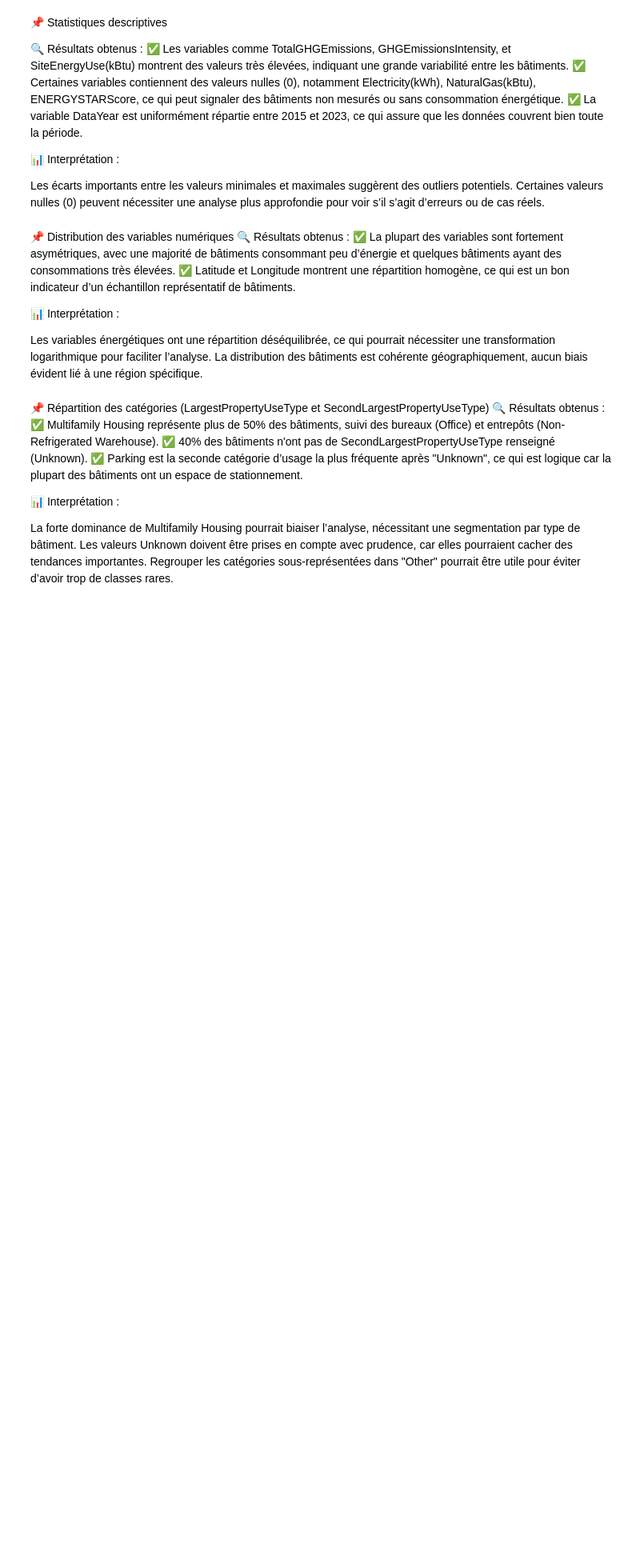
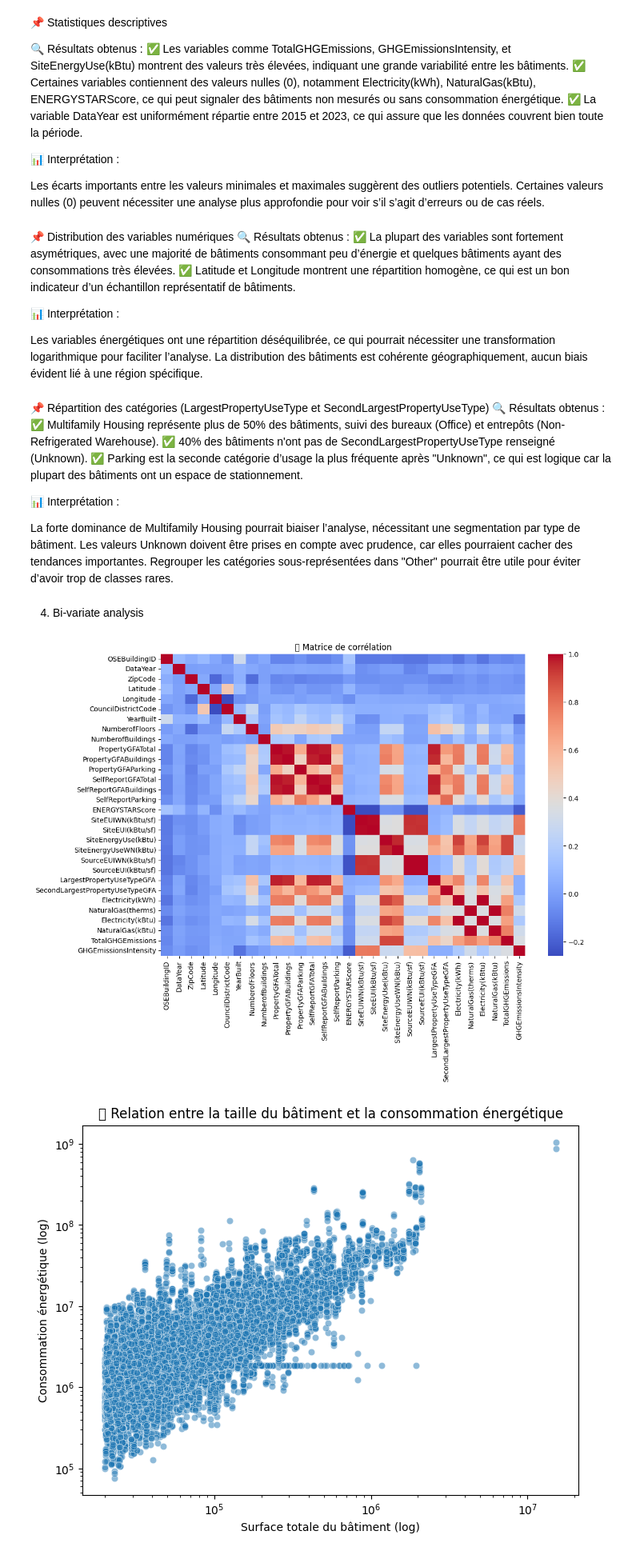
Before and after one commit to layalelzein/Energy-Python, a Jupyter notebook: eda_analysis.ipynb, the cells around one changed output. Shown at 80% size. Cells and saved outputs as stored; diff of their text form; code cells hidden in the pictures; blank space fills up the shorter version.

Commit message:
Ajout du dataset et du notebook Jupyter pour l'EDA

```diff
--- a/eda_analysis.ipynb
+++ b/eda_analysis.ipynb
@@ -271,3 +271,54 @@ La distribution des bâtiments est cohérente géographiquement, aucun biais év
 La forte dominance de Multifamily Housing pourrait biaiser l’analyse, nécessitant une segmentation par type de bâtiment.
 Les valeurs Unknown doivent être prises en compte avec prudence, car elles pourraient cacher des tendances importantes.
 Regrouper les catégories sous-représentées dans "Other" pourrait être utile pour éviter d’avoir trop de classes rares.
+# %% [markdown]
+4. Bi-variate analysis
+# %%
+import seaborn as sns
+import matplotlib.pyplot as plt
+import numpy as np
+
+# Désactiver les warnings
+import warnings
+warnings.filterwarnings("ignore")
+
+# Sélectionner uniquement les colonnes numériques
+df_numeric = df.select_dtypes(include=['number'])
+
+# 📌 1️⃣ Matrice de corrélation mise à jour (sans colonnes textuelles)
+plt.figure(figsize=(12, 8))
+sns.heatmap(df_numeric.corr(), cmap="coolwarm", annot=False)
+plt.title("📊 Matrice de corrélation")
+plt.show()
+
+
+# 📌 2️⃣ Relation entre la taille du bâtiment et la consommation énergétique
+plt.figure(figsize=(8, 6))
+sns.scatterplot(data=df, x='PropertyGFATotal', y='SiteEnergyUse(kBtu)', alpha=0.5)
+plt.xscale('log')  # Transformation logarithmique pour mieux visualiser
+plt.yscale('log')
+plt.title("📊 Relation entre la taille du bâtiment et la consommation énergétique")
+plt.xlabel("Surface totale du bâtiment (log)")
+plt.ylabel("Consommation énergétique (log)")
+plt.show()
+
+# 📌 3️⃣ Analyse de la consommation énergétique par type de bâtiment
+plt.figure(figsize=(12, 6))
+sns.boxplot(data=df, x='LargestPropertyUseType', y='SiteEnergyUse(kBtu)')
+plt.yscale('log')  # Transformation logarithmique pour éviter l'effet des valeurs extrêmes
+plt.xticks(rotation=45)
+plt.title("📊 Consommation énergétique par type de bâtiment")
+plt.xlabel("Type de bâtiment")
+plt.ylabel("Consommation énergétique (log)")
+plt.show()
+
+# 📌 4️⃣ Influence du score énergétique sur les émissions de CO₂
+plt.figure(figsize=(8, 6))
+sns.scatterplot(data=df, x='ENERGYSTARScore', y='TotalGHGEmissions', alpha=0.5)
+plt.title("📊 Score énergétique vs Émissions de CO₂")
+plt.xlabel("ENERGYSTAR Score")
+plt.ylabel("Total GHG Emissions")
+plt.show()
+# %% [output]
+[figure, added]
+[figure, added]
```
Also changed, not shown: parts of 5 cells of this notebook.
